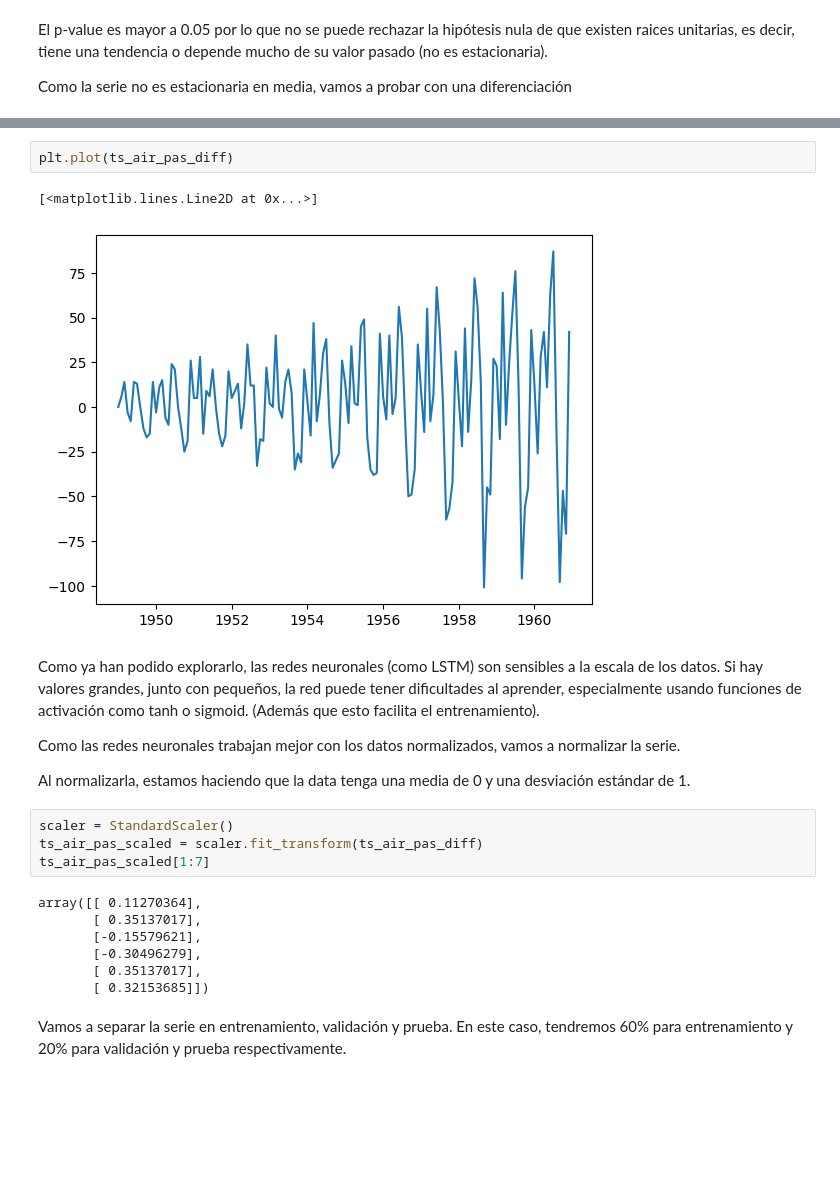
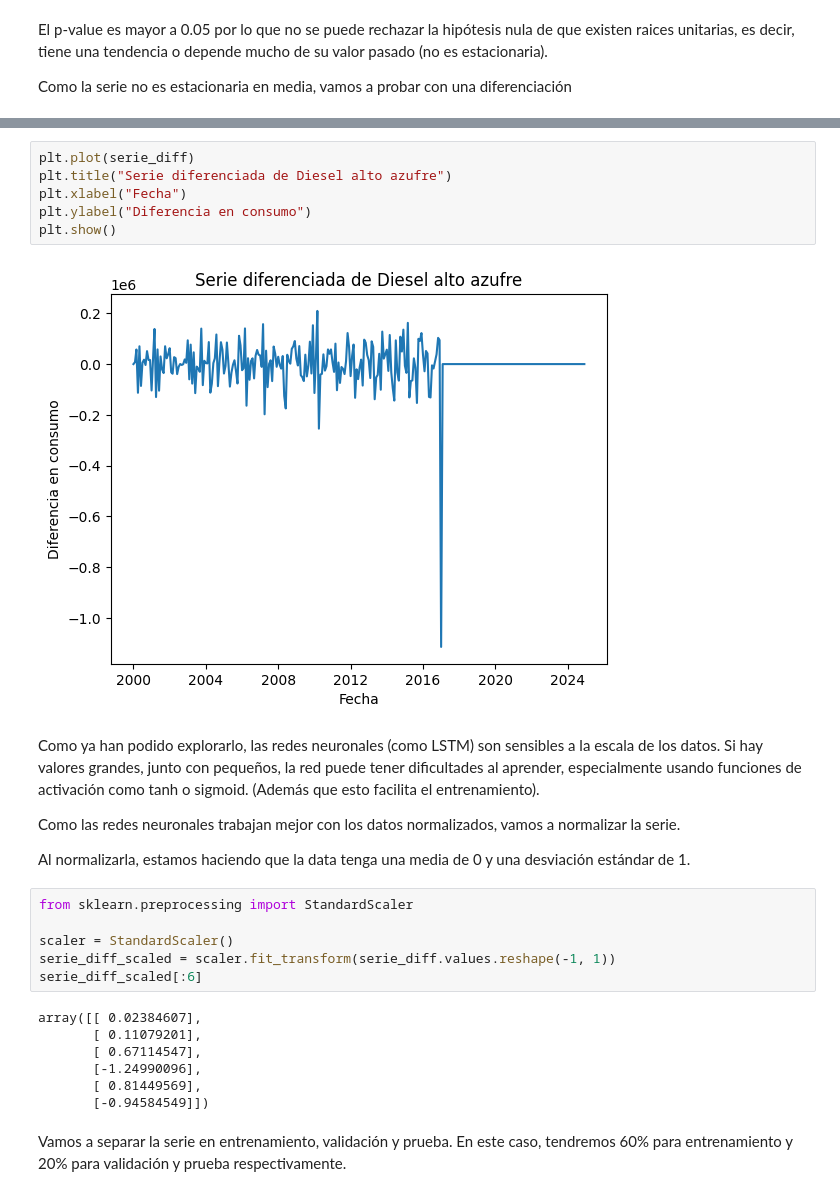
Before and after one commit to michellemej22596/Laboratorio-01-Series-de-Tiempo, a Jupyter notebook: ConsumoDiesel_Lab2.ipynb, the cells around one changed output, grey strips where cells are left out. Saved outputs shown, nothing was run; the diff lists cells and outputs as text; blank space fills up the shorter version.

```diff
--- a/ConsumoDiesel_Lab2.ipynb
+++ b/ConsumoDiesel_Lab2.ipynb
@@ -131,26 +137,31 @@ Critical Value (10%)          -2.578677
 dtype: float64
-# %%
-plt.plot(ts_air_pas_diff)
-# %% [output]
-[<matplotlib.lines.Line2D at 0x...>]
-[figure, removed]
+# %%
+plt.plot(serie_diff)
+plt.title("Serie diferenciada de Diesel alto azufre")
+plt.xlabel("Fecha")
+plt.ylabel("Diferencia en consumo")
+plt.show()
+# %% [output]
+[figure, added]
 # %% [markdown]
 Como ya han podido explorarlo, las redes neuronales (como LSTM) son sensibles a la escala de los datos. Si hay valores grandes, junto con pequeños, la red puede tener dificultades al aprender, especialmente usando funciones de activación como tanh o sigmoid. (Además que esto facilita el entrenamiento).
 
 Como las redes neuronales trabajan mejor con los datos normalizados, vamos a normalizar la serie.
 
 Al normalizarla, estamos haciendo que la data tenga una media de 0 y una desviación estándar de 1.
-# %%
-scaler = StandardScaler()
-ts_air_pas_scaled = scaler.fit_transform(ts_air_pas_diff)
-ts_air_pas_scaled[1:7]
-# %% [output]
-array([[ 0.11270364],
-       [ 0.35137017],
-       [-0.15579621],
-       [-0.30496279],
-       [ 0.35137017],
-       [ 0.32153685]])
+# %%
+from sklearn.preprocessing import StandardScaler
+
+scaler = StandardScaler()
+serie_diff_scaled = scaler.fit_transform(serie_diff.values.reshape(-1, 1))
+serie_diff_scaled[:6]
+# %% [output]
+array([[ 0.02384607],
+       [ 0.11079201],
+       [ 0.67114547],
+       [-1.24990096],
+       [ 0.81449569],
+       [-0.94584549]])
 # %% [markdown]
 Vamos a separar la serie en entrenamiento, validación y prueba. En este caso, tendremos 60% para entrenamiento y 20% para validación y prueba respectivamente.
 # %%
```
Also changed, not shown: parts of 35 cells of this notebook.
